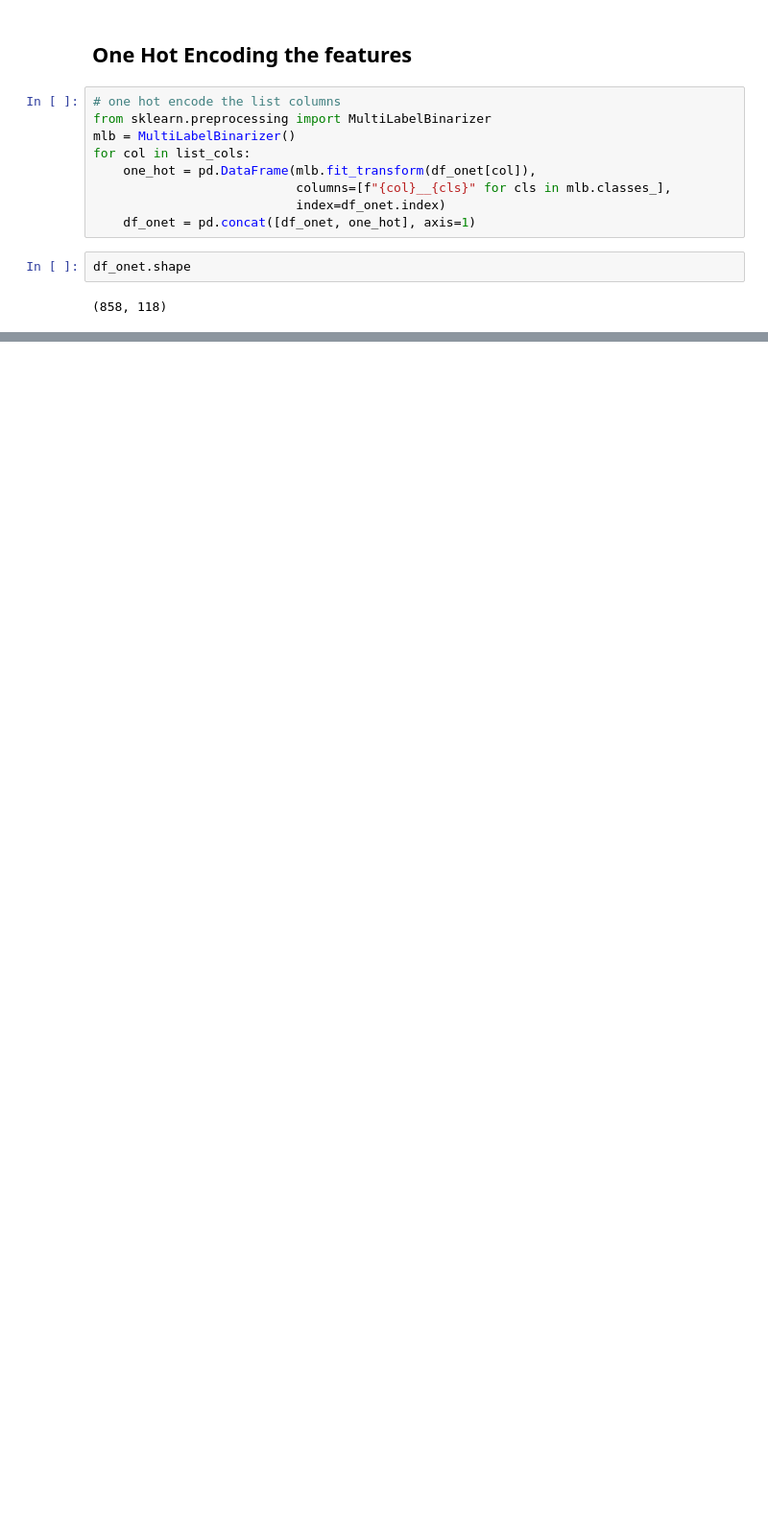
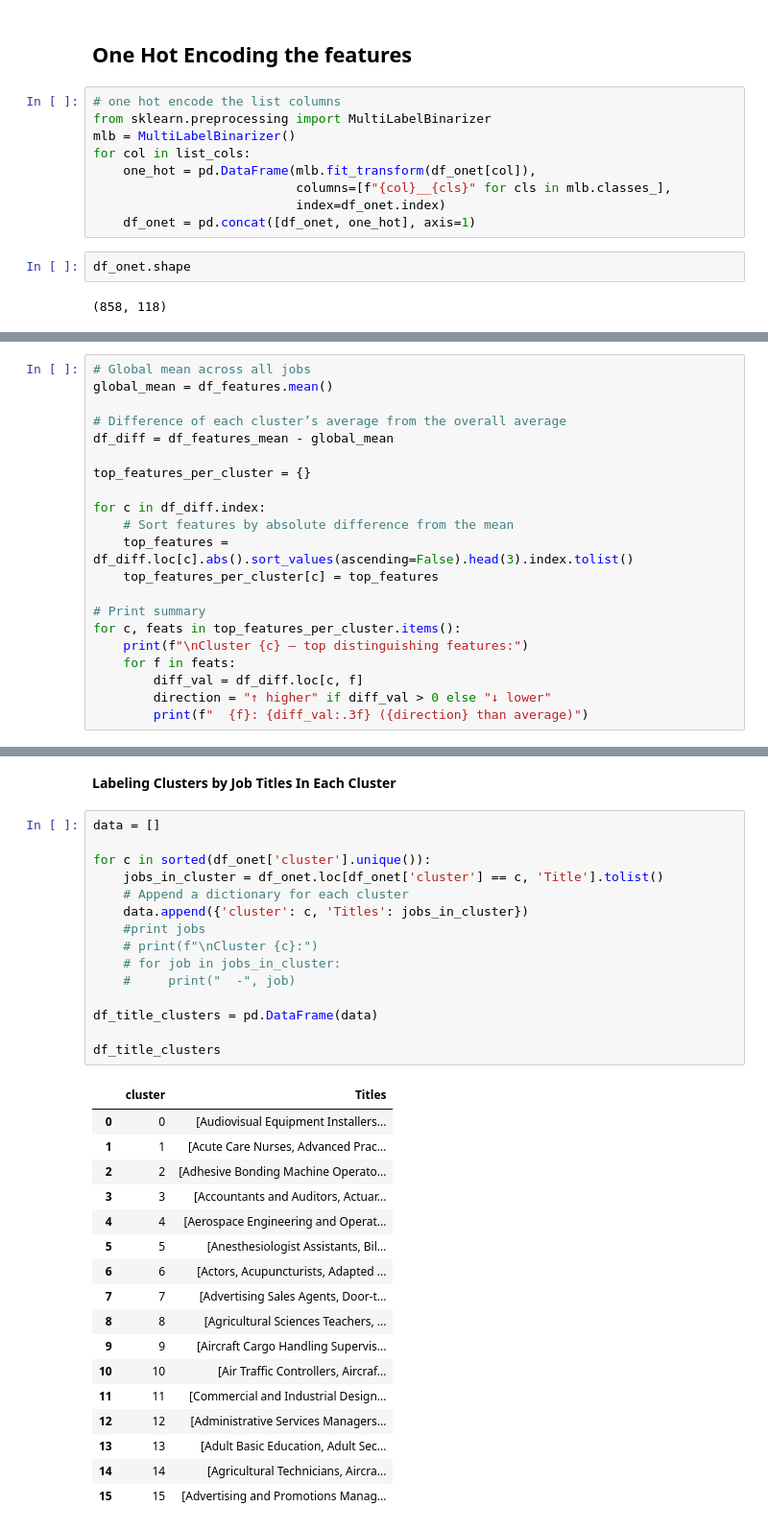
Before and after one commit to HassanDataSci/caricon-personality-career-matching, a Jupyter notebook: CariCon_ML.ipynb, the cells around one changed output, grey strips where cells are left out. Shown at 96% size. Drawn from its saved outputs; the diff is of its cells as text; blank space fills up the shorter version.

```diff
--- a/CariCon_ML.ipynb
+++ b/CariCon_ML.ipynb
@@ -330,0 +398,21 @@ df_onet.shape
+# %%
+# Global mean across all jobs
+global_mean = df_features.mean()
+
+# Difference of each cluster’s average from the overall average
+df_diff = df_features_mean - global_mean
+
+top_features_per_cluster = {}
+
+for c in df_diff.index:
+    # Sort features by absolute difference from the mean
+    top_features = df_diff.loc[c].abs().sort_values(ascending=False).head(3).index.tolist()
+    top_features_per_cluster[c] = top_features
+
+# Print summary
+for c, feats in top_features_per_cluster.items():
+    print(f"\nCluster {c} – top distinguishing features:")
+    for f in feats:
+        diff_val = df_diff.loc[c, f]
+        direction = "↑ higher" if diff_val > 0 else "↓ lower"
+        print(f"  {f}: {diff_val:.3f} ({direction} than average)")
@@ -330,0 +437,35 @@ df_onet.shape
+# %% [markdown]
+**Labeling Clusters by Job Titles In Each Cluster**
+# %%
+data = []
+
+for c in sorted(df_onet['cluster'].unique()):
+    jobs_in_cluster = df_onet.loc[df_onet['cluster'] == c, 'Title'].tolist()
+    # Append a dictionary for each cluster
+    data.append({'cluster': c, 'Titles': jobs_in_cluster})
+    #print jobs
+    # print(f"\nCluster {c}:")
+    # for job in jobs_in_cluster:
+    #     print("  -", job)
+
+df_title_clusters = pd.DataFrame(data)
+
+df_title_clusters
+# %% [output]
+|  | cluster | Titles |
+| 0 | 0 | [Audiovisual Equipment Installers... |
+| 1 | 1 | [Acute Care Nurses, Advanced Prac... |
+| 2 | 2 | [Adhesive Bonding Machine Operato... |
+| 3 | 3 | [Accountants and Auditors, Actuar... |
+| 4 | 4 | [Aerospace Engineering and Operat... |
+| 5 | 5 | [Anesthesiologist Assistants, Bil... |
+| 6 | 6 | [Actors, Acupuncturists, Adapted ... |
+| 7 | 7 | [Advertising Sales Agents, Door-t... |
+| 8 | 8 | [Agricultural Sciences Teachers, ... |
+| 9 | 9 | [Aircraft Cargo Handling Supervis... |
+| 10 | 10 | [Air Traffic Controllers, Aircraf... |
+| 11 | 11 | [Commercial and Industrial Design... |
+| 12 | 12 | [Administrative Services Managers... |
+| 13 | 13 | [Adult Basic Education, Adult Sec... |
+| 14 | 14 | [Agricultural Technicians, Aircra... |
+| 15 | 15 | [Advertising and Promotions Manag... |
```
Also changed, not shown: parts of 13 cells of this notebook.
